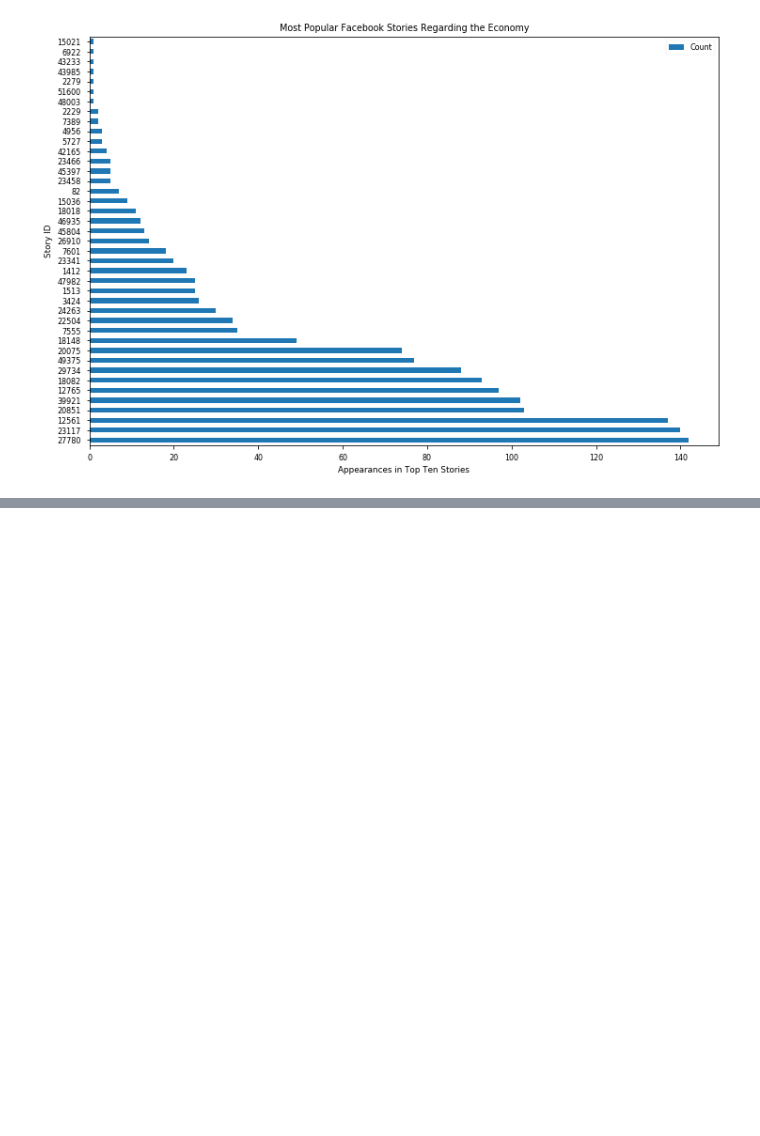
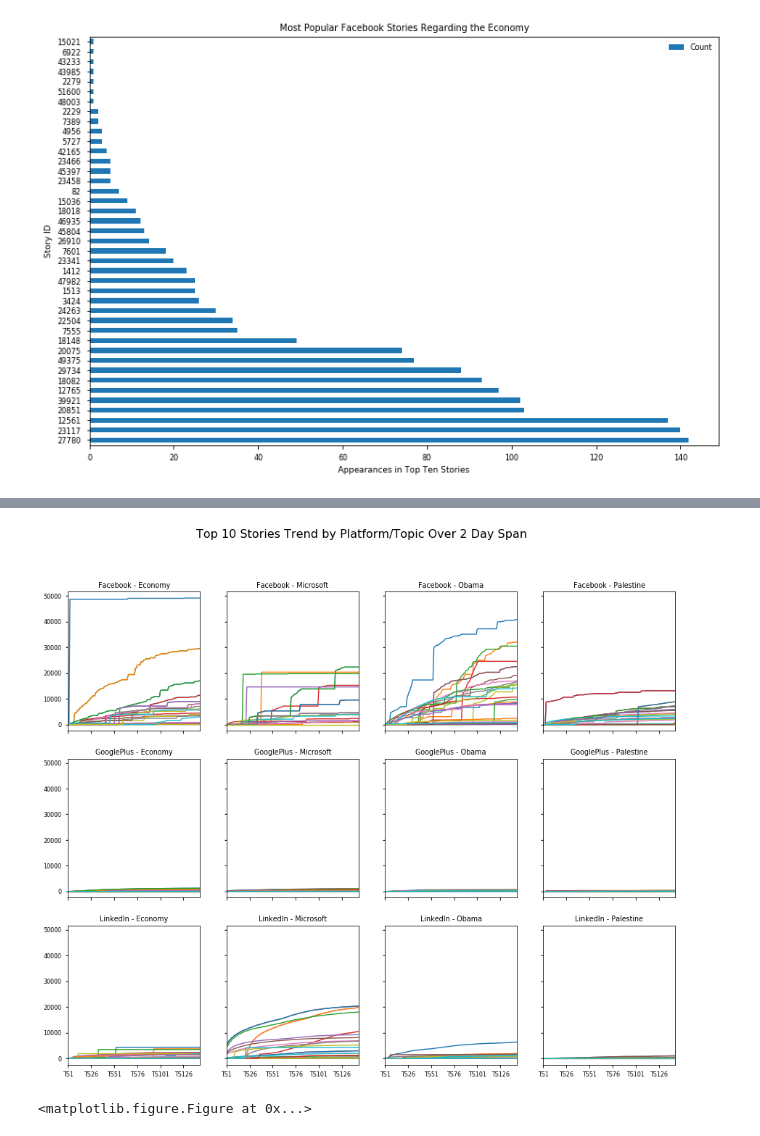
Before and after one commit to MichaelNormandyGavin/Viral_News, a Jupyter notebook: News Popularity Analysis.ipynb, the cells around one changed output, grey strips where cells are left out. Drawn from its saved outputs; the diff is of its cells as text; code cells hidden in the pictures; blank space fills up the shorter version.

```diff
--- a/News Popularity Analysis.ipynb
+++ b/News Popularity Analysis.ipynb
@@ -76,0 +158,2 @@ plt.show()
+# %%
+top_10_df.set_index('IDLink',drop=True,inplace=True)
@@ -76,0 +225,17 @@ plt.show()
+# %%
+fig, charts = plt.subplots(nrows=3,ncols=4,figsize=(15,12),sharex=True,sharey=True)
+
+for platform_topic, chart in zip(url_find,charts.flatten()):
+    df = top_articles.drop(['Platform','Topic'],axis=1)
+    platform, topic = platform_topic.split('_')
+    df = df[df['Platform_Topic'] == platform_topic]
+    df.drop('Platform_Topic',axis=1,inplace=True)
+    df.T.plot(ax=chart,legend=False)
+    chart.set_title('{} - {}'.format(platform,topic))
+
+plt.suptitle('Top 10 Stories Trend by Platform/Topic Over 2 Day Span',fontsize=16)
+plt.figure(figsize=(12,10))
+plt.show()
+# %% [output]
+[figure, added]
+<matplotlib.figure.Figure at 0x...>
```
Also changed, not shown: parts of 24 cells of this notebook.
